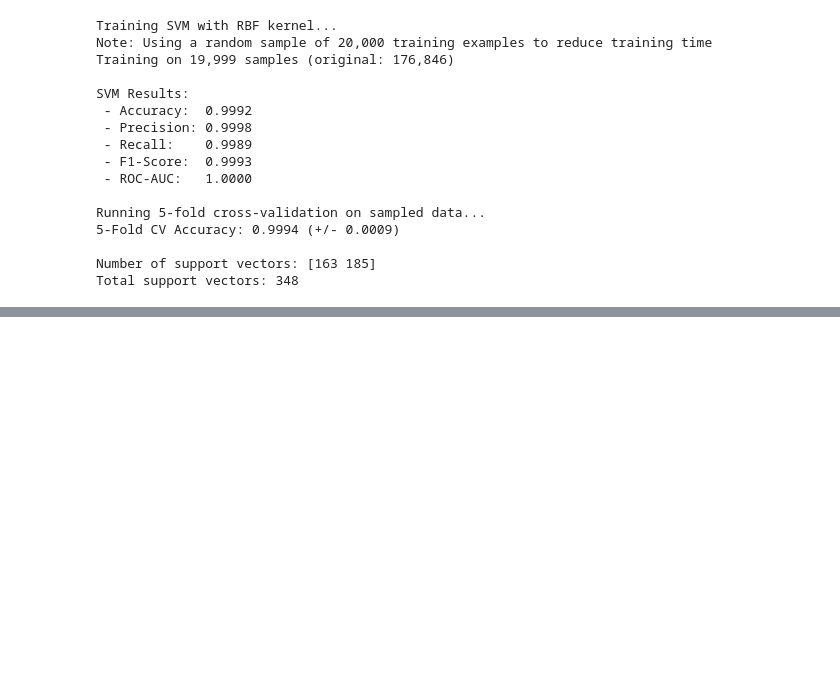
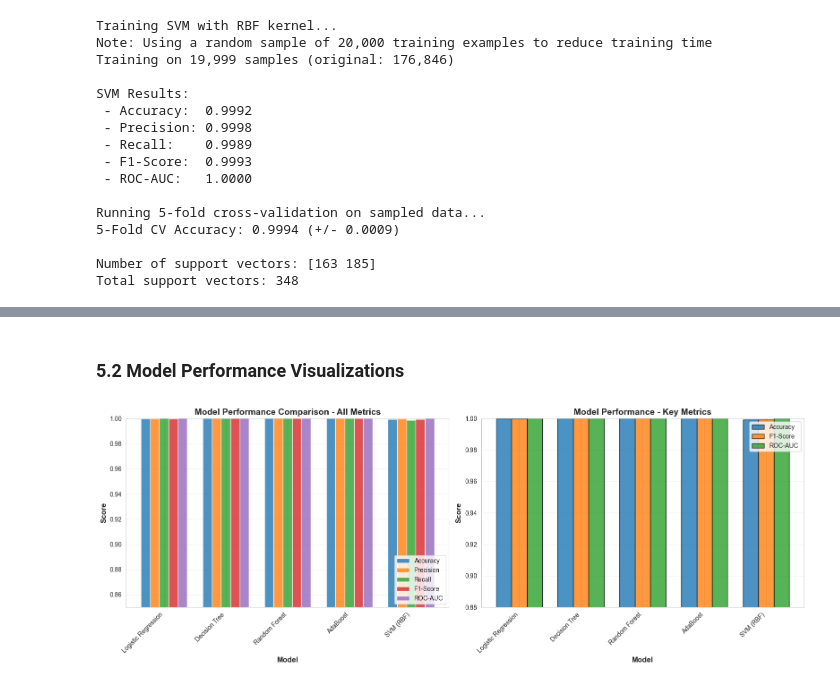
Before and after one commit to stfox13/CSCA5622_FinalProject, a Jupyter notebook: main.ipynb, the cells around one changed output, grey strips where cells are left out. Saved outputs shown, nothing was run; the diff lists cells and outputs as text; code cells hidden in the pictures; blank space fills up the shorter version.

Commit message:
Adds model performance summary, model comparison, and corresponding vizs

```diff
--- a/main.ipynb
+++ b/main.ipynb
@@ -552,0 +647,49 @@ Total support vectors: 348
+# %% [markdown]
+### 5.2 Model Performance Visualizations
+# %%
+# Visualize model comparison
+fig, axes = plt.subplots(1, 2, figsize=(16, 6))
+
+# Bar plot for all metrics
+metrics = ['Accuracy', 'Precision', 'Recall', 'F1-Score', 'ROC-AUC']
+x = np.arange(len(results_df))
+width = 0.15
+
+colors_bar = ['#1f77b4', '#ff7f0e', '#2ca02c', '#d62728', '#9467bd']
+
+for i, metric in enumerate(metrics):
+    offset = width * (i - 2)
+    axes[0].bar(x + offset, results_df[metric], width, label=metric, color=colors_bar[i], alpha=0.8)
+
+axes[0].set_xlabel('Model', fontsize=12, fontweight='bold')
+axes[0].set_ylabel('Score', fontsize=12, fontweight='bold')
+axes[0].set_title('Model Performance Comparison - All Metrics', fontsize=14, fontweight='bold')
+axes[0].set_xticks(x)
+axes[0].set_xticklabels(results_df['Model'], rotation=45, ha='right')
+axes[0].legend(loc='lower right')
+axes[0].grid(axis='y', alpha=0.3)
+axes[0].set_ylim([0.85, 1.0])
+
+# Grouped bar plot for key metrics
+key_metrics = ['Accuracy', 'F1-Score', 'ROC-AUC']
+x_pos = np.arange(len(results_df))
+bar_width = 0.25
+
+for i, metric in enumerate(key_metrics):
+    offset = bar_width * (i - 1)
+    axes[1].bar(x_pos + offset, results_df[metric], bar_width,
+               label=metric, color=colors_bar[i], alpha=0.8, edgecolor='black')
+
+axes[1].set_xlabel('Model', fontsize=12, fontweight='bold')
+axes[1].set_ylabel('Score', fontsize=12, fontweight='bold')
+axes[1].set_title('Model Performance - Key Metrics', fontsize=14, fontweight='bold')
+axes[1].set_xticks(x_pos)
+axes[1].set_xticklabels(results_df['Model'], rotation=45, ha='right')
+axes[1].legend()
+axes[1].grid(axis='y', alpha=0.3)
+axes[1].set_ylim([0.88, 1.0])
+
+plt.tight_layout()
+plt.show()
+# %% [output]
+[figure, added]
```
Also changed, not shown: parts of 13 cells of this notebook.
